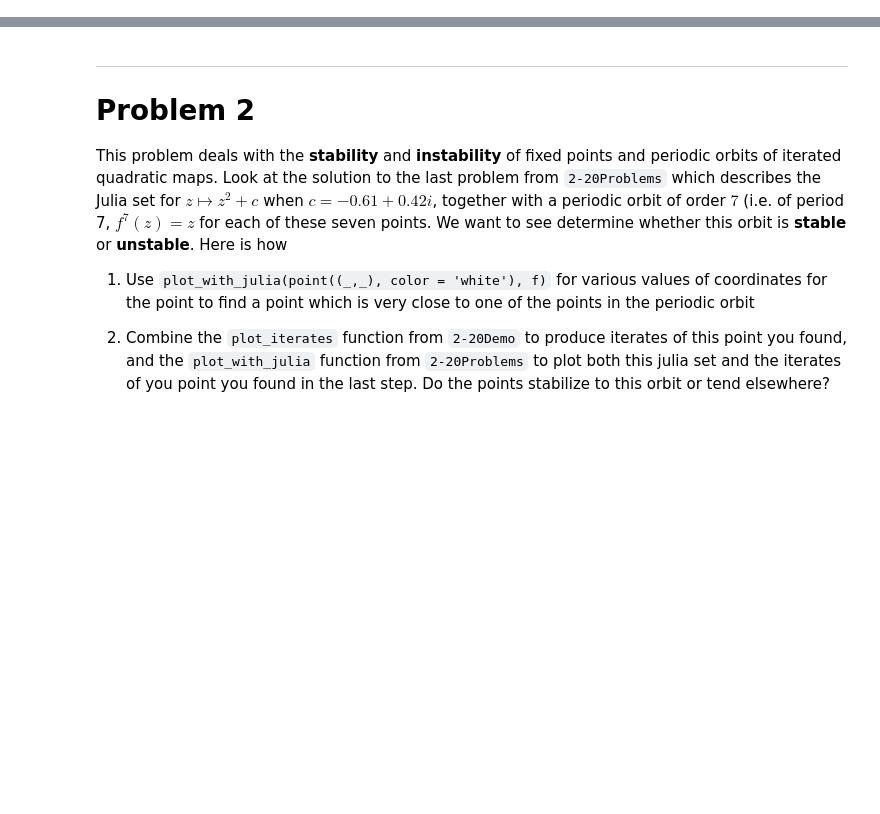
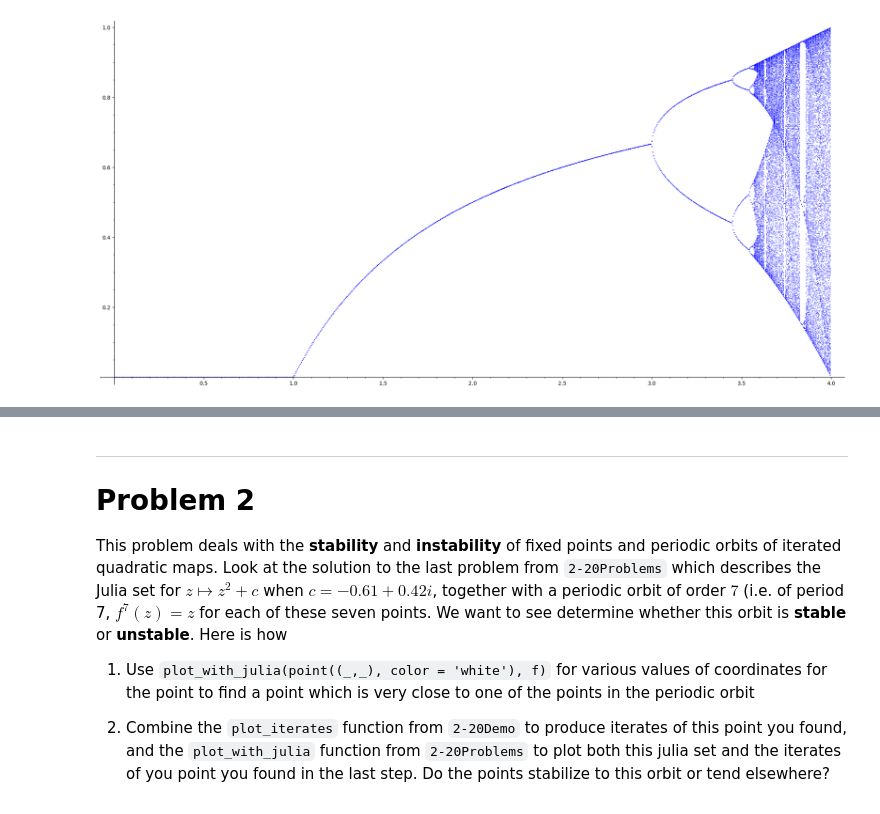
Before and after one commit to sam-dehority/SHPChaoasandFractals2021Spring, a Jupyter notebook: 2-27Problems.ipynb, the cells around one changed output, grey strips where cells are left out. Saved outputs shown, nothing was run; the diff lists cells and outputs as text; code cells hidden in the pictures; blank space fills up the shorter version.

```diff
--- a/2-27Problems.ipynb
+++ b/2-27Problems.ipynb
@@ -36,0 +41,22 @@ Modify the numbers and sizes of things to make something which terminates, but i
+# %%
+def logistic_iterates(r, p0, N): # this function returns a list with the for N iterates of the point p0
+    def logistic_iterator_function(t): # google "python yield" if you haven't seen this before
+        current_iterate = p0
+        for _  in range(t):
+            yield current_iterate
+            current_iterate = r*current_iterate*(1- current_iterate)
+    return list(logistic_iterator_function(N))
+
+def attracting_values(r):
+    return logistic_iterates(r, 0.1, 1200)[800:] # returns the elements of the list after the 200th. By this point it should have settled to a periodic orbit
+
+def logistic_bifurcation():
+    pts = [(0,0)] # I've found that using list_plot is actually faster than creating a bunch of point objects - we know now!
+    for r in [0.005*r for r in range(1,800)]: # iterate from 0 to 4 with small step size
+        attracting = attracting_values(r)
+        for p in attracting:
+            pts.append((r, p)) # append adds an element to the end of a list
+    return pts
+show(list_plot(logistic_bifurcation(), size = 1), figsize = [20,10])
+# %% [output]
+[figure, added]
```
Also changed, not shown: parts of 21 cells of this notebook.
